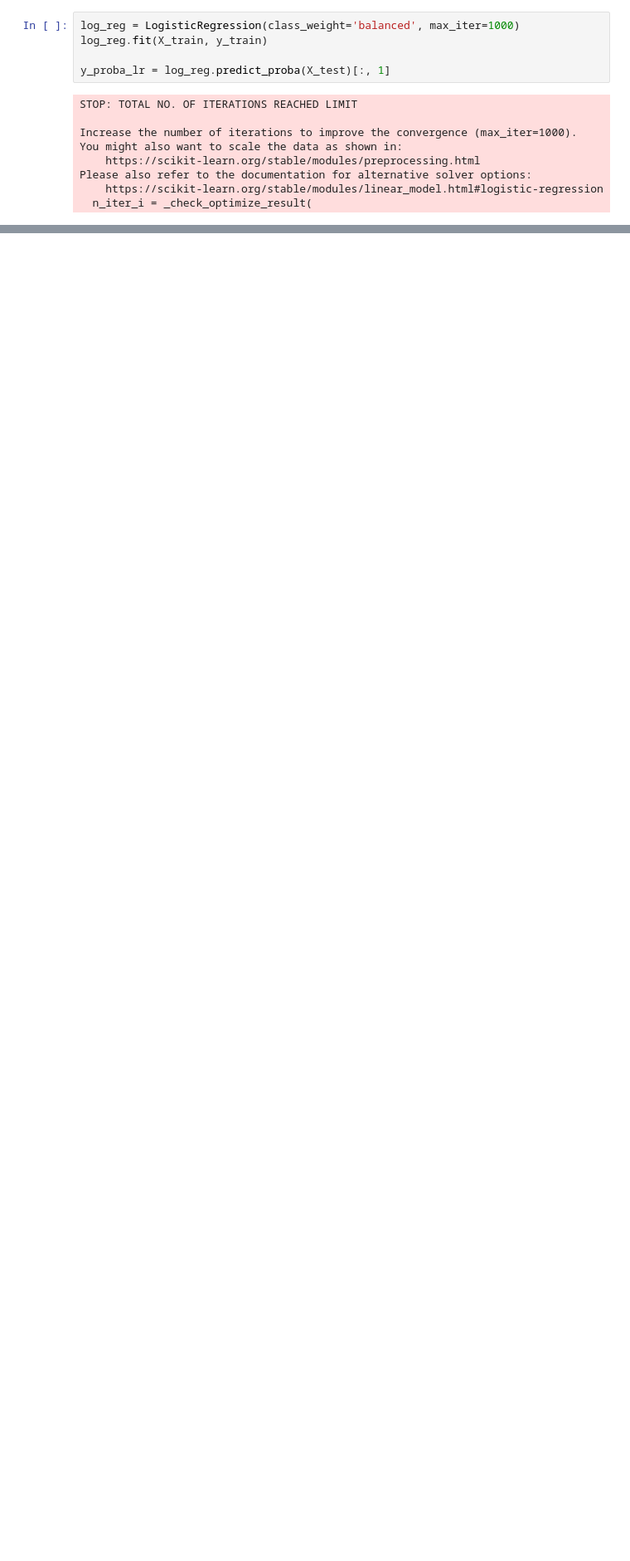
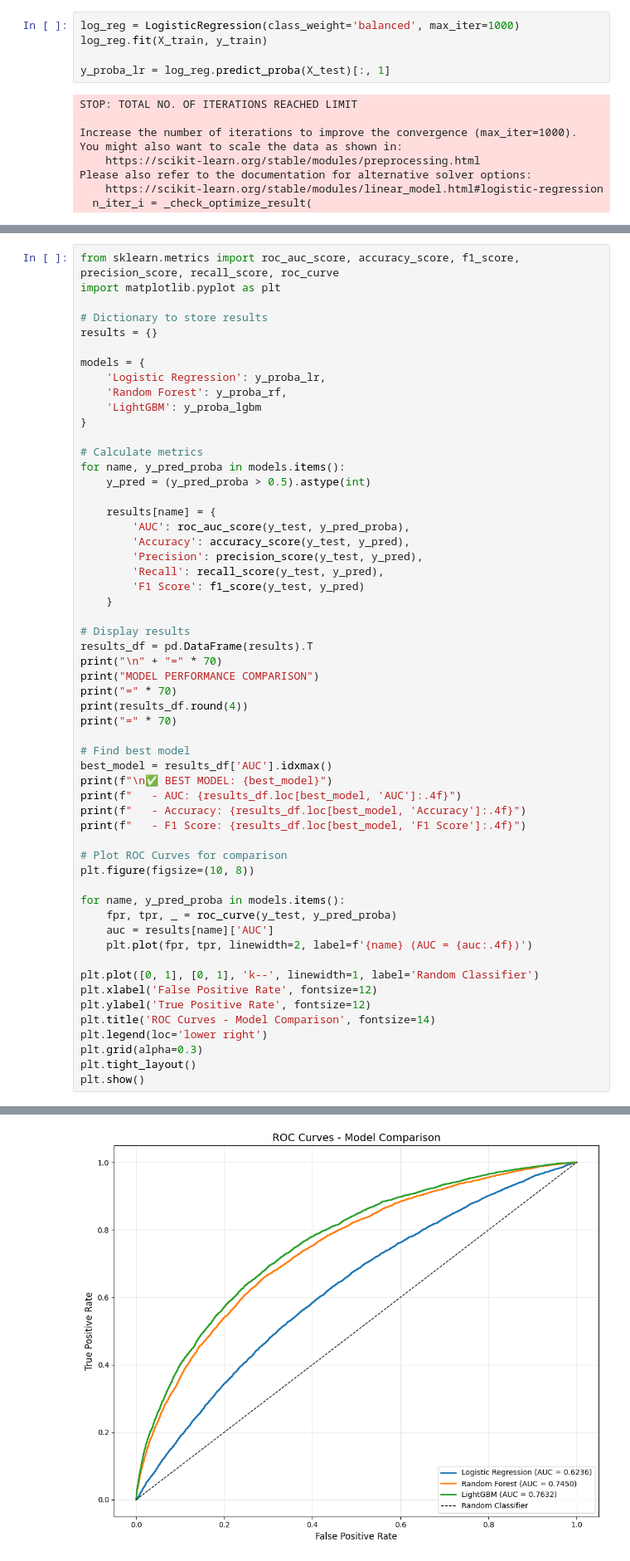
Before and after one commit to AKASH1231961/loan-default-predictor, a Jupyter notebook: main.ipynb, the cells around one changed output, grey strips where cells are left out. Shown at 83% size. Drawn from its saved outputs; the diff is of its cells as text; blank space fills up the shorter version.

Commit message:
model comparison

```diff
--- a/main.ipynb
+++ b/main.ipynb
@@ -205,3 +209,60 @@ And if memory is not enough, you can set `force_col_wise=true`.
 [LightGBM] [Info] Number of data points in the train set: 246008, number of used features: 125
 [LightGBM] [Info] [binary:BoostFromScore]: pavg=0.080729 -> initscore=-2.432482
 [LightGBM] [Info] Start training from score -2.432482
+# %%
+from sklearn.metrics import roc_auc_score, accuracy_score, f1_score, precision_score, recall_score, roc_curve
+import matplotlib.pyplot as plt
+
+# Dictionary to store results
+results = {}
+
+models = {
+    'Logistic Regression': y_proba_lr,
+    'Random Forest': y_proba_rf,
+    'LightGBM': y_proba_lgbm
+}
+
+# Calculate metrics
+for name, y_pred_proba in models.items():
+    y_pred = (y_pred_proba > 0.5).astype(int)
+
+    results[name] = {
+        'AUC': roc_auc_score(y_test, y_pred_proba),
+        'Accuracy': accuracy_score(y_test, y_pred),
+        'Precision': precision_score(y_test, y_pred),
+        'Recall': recall_score(y_test, y_pred),
+        'F1 Score': f1_score(y_test, y_pred)
+    }
+
+# Display results
+results_df = pd.DataFrame(results).T
+print("\n" + "=" * 70)
+print("MODEL PERFORMANCE COMPARISON")
+print("=" * 70)
+print(results_df.round(4))
+print("=" * 70)
+
+# Find best model
+best_model = results_df['AUC'].idxmax()
+print(f"\n✅ BEST MODEL: {best_model}")
+print(f"   - AUC: {results_df.loc[best_model, 'AUC']:.4f}")
+print(f"   - Accuracy: {results_df.loc[best_model, 'Accuracy']:.4f}")
+print(f"   - F1 Score: {results_df.loc[best_model, 'F1 Score']:.4f}")
+
+# Plot ROC Curves for comparison
+plt.figure(figsize=(10, 8))
+
+for name, y_pred_proba in models.items():
+    fpr, tpr, _ = roc_curve(y_test, y_pred_proba)
+    auc = results[name]['AUC']
+    plt.plot(fpr, tpr, linewidth=2, label=f'{name} (AUC = {auc:.4f})')
+
+plt.plot([0, 1], [0, 1], 'k--', linewidth=1, label='Random Classifier')
+plt.xlabel('False Positive Rate', fontsize=12)
+plt.ylabel('True Positive Rate', fontsize=12)
+plt.title('ROC Curves - Model Comparison', fontsize=14)
+plt.legend(loc='lower right')
+plt.grid(alpha=0.3)
+plt.tight_layout()
+plt.show()
+# %% [output]
@@ -207,0 +282 @@ And if memory is not enough, you can set `force_col_wise=true`.
+[figure, added]
```
Also changed, not shown: parts of 4 cells of this notebook.
